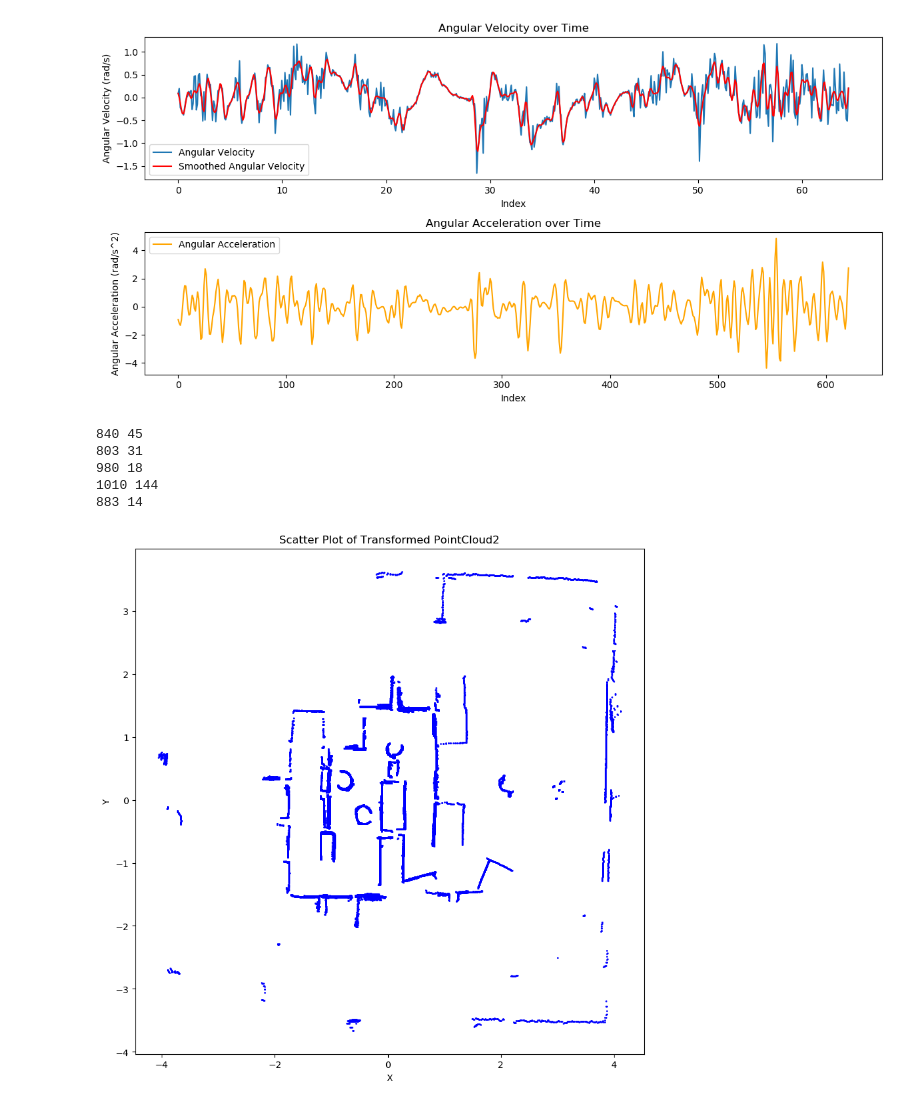
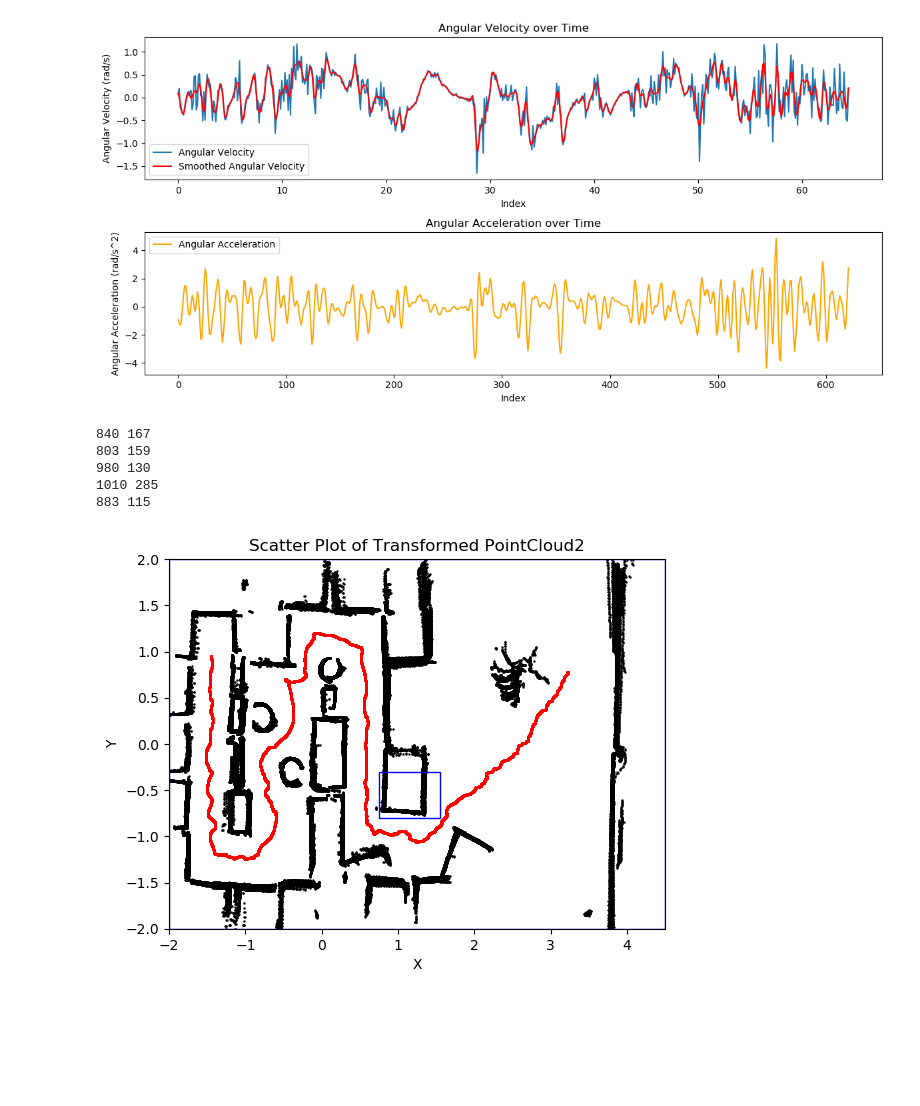
Before and after one commit to LuizMiguelTavares/dissertation_data_analysis, a Jupyter notebook: rrt/analyzing_data/analizing_position.ipynb, the cells around one changed output. Saved outputs shown, nothing was run; the diff lists cells and outputs as text; code cells hidden in the pictures; blank space fills up the shorter version.

Commit message:
Important Modifications

```diff
--- a/rrt/analyzing_data/analizing_position.ipynb
+++ b/rrt/analyzing_data/analizing_position.ipynb
@@ -261,0 +484,12 @@ if not data_already_loaded:
+# %%
+if not data_already_loaded:
+    map_msg = None
+    bag = rosbag.Bag(bag_file_omni_full[0], 'r')
+
+    for topic, msg, t in bag.read_messages(topics=['/map']):
+
+        if topic == '/map':
+            print('Map')
+            map_msg = msg
+
+    bag.close()
@@ -439,8 +1460,8 @@ def filter_lidar_scans(lidar_data, elapsed_time, accelerations, velocities, acce
 
     return filtered_lidar_data
 # %%
-acceleration_threshold = 0.1
-velocity_threshold = 0.15
+acceleration_threshold = 0.3
+velocity_threshold = 0.4
 
 lidar_omni_go_filtered = {}
 for i in range(len(lidar_omni_go)):
@@ -452,11 +1473,11 @@ print(len(lidar_omni_go[2]), len(lidar_omni_go_filtered[2]))
 print(len(lidar_omni_go[3]), len(lidar_omni_go_filtered[3]))
 print(len(lidar_omni_go[4]), len(lidar_omni_go_filtered[4]))
 # %% [output]
-840 45
-803 31
-980 18
-1010 144
-883 14
+840 167
+803 159
+980 130
+1010 285
+883 115
 # %%
 import copy
 import laser_geometry
@@ -501,6 +1522,8 @@ def transform_laser_scans_to_world_frame(filtered_lidar_scans, tf_buffer, target
             # Append the transformed PointCloud2 to the list
             lidar_world_frame.append(transformed_cloud)
 
+
+
         except tf2_ros.LookupException as e:
             print(f"LookupException: {e}")
         except tf2_ros.ExtrapolationException as e:
@@ -508,4 +1531,4 @@ def transform_laser_scans_to_world_frame(filtered_lidar_scans, tf_buffer, target
         except Exception as e:
             print(f"Transformation failed at time {msg.header.stamp.to_sec()}: {e}")
 
-    return lidar_world_frame
+    return np.array(lidar_world_frame)
@@ -517,22 +1610,49 @@ for i in range(len(lidar_omni_go_filtered)):
 # %%
 import sensor_msgs.point_cloud2 as pc2
 import matplotlib.pyplot as plt
+import numpy as np
+import matplotlib.pyplot as plt
+from sklearn.cluster import DBSCAN
+from scipy.spatial import ConvexHull
 
-plt.figure(figsize=(10, 10))
+wich_experiment = 1
 
-for transformed_cloud in laser_omni_go_filtered_world[3]:
+lidar_points = []
+
+for transformed_cloud in laser_omni_go_filtered_world[wich_experiment - 1]:
     # Read the points from the PointCloud2 message
     points = list(pc2.read_points(transformed_cloud, field_names=("x", "y", "z"), skip_nans=True))
+
+    # Filter points with x values greater than 2
+    # Filter points with x values between -2 and 2 and y values between -2 and 2
+    points = [point for point in points if -2 <= point[0] <= 4.5 and -2 <= point[1] <= 2]
 
     # Convert to numpy array for easier manipulation
     points_array = np.array(points)
 
-    # Scatter plot the points
-    plt.scatter(points_array[:, 0], points_array[:, 1], c='blue', s=1)
+    lidar_points.extend(points_array)
+
+# Scatter plot the points
+lidar_points = np.array(lidar_points)
+
+plt.scatter(lidar_points[:, 0], lidar_points[:, 1], c='black', s=0.5)
+
+positions = np.array([[pose.pose.position.x, pose.pose.position.y] for pose in poses_omni_go[wich_experiment - 1]])
+plt.scatter(positions[:, 0], positions[:, 1], label=f'omni Position {i}', s=1, c='red')
+
+# Draw a rectangle
+rect = plt.Rectangle((-2, -2), 6.5, 4, linewidth=1, edgecolor='blue', facecolor='none')
+plt.gca().add_patch(rect)
+
+rect = plt.Rectangle((0.75, -0.8), 0.8, 0.5, linewidth=1, edgecolor='blue', facecolor='none')
+plt.gca().add_patch(rect)
 
 plt.xlabel('X')
 plt.ylabel('Y')
+plt.ylim(-2, 2)
+plt.xlim(-2, 4.5)
 plt.title('Scatter Plot of Transformed PointCloud2')
+# plt.axis('equal')
 plt.show()
 # %% [output]
-[figure, old version]
+[figure, new version]
```
Also changed, not shown: parts of 30 cells of this notebook, 5 other files.
